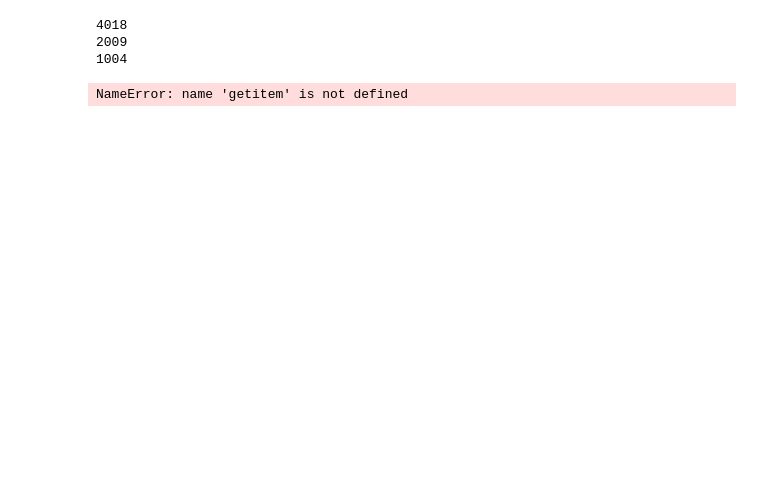
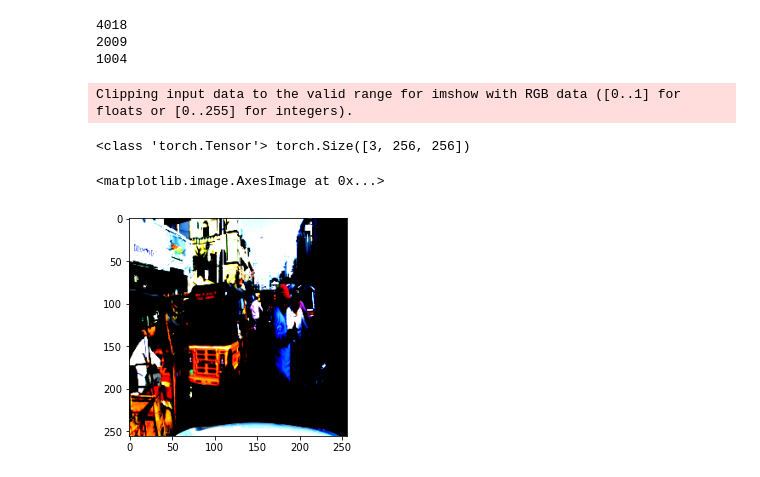
Before and after one commit to Krishna14/CSE251B, a Jupyter notebook: PA3/PA3.ipynb, the cells around one changed output. Drawn from its saved outputs; the diff is of its cells as text; code cells hidden in the pictures; blank space fills up the shorter version.

```diff
--- a/PA3/PA3.ipynb
+++ b/PA3/PA3.ipynb
@@ -55,27 +55,30 @@ class IddDataset(Dataset):
         self.mode = csv_file
 
         # Add any transformations here
-
+        self.resize_transform = transforms.Resize((256, 256))
         # The following transformation normalizes each channel using the mean and std provided
         self.transforms = transforms.Compose([transforms.ToTensor(),
-                                              transforms.CenterCrop((720, 1280)),
-                                              transforms.Normalize((0.485, 0.456, 0.406), (0.229, 0.224, 0.225)),])
+                                              transforms.Normalize((0.485, 0.456, 0.406), (0.229, 0.224, 0.225))])
 
     def __len__(self):
         return len(self.data)
 
     def __getitem__(self, idx):
-
         img_name = self.data.iloc[idx, 0]
         img = Image.open(img_name).convert('RGB')
         label_name = self.data.iloc[idx, 1]
         label = Image.open(label_name)
+        #print("Img type is {}".format(type(img)))
+        img = self.resize_transform(img)
+
+        label = self.resize_transform(label)
 
         img = np.asarray(img) / 255. # scaling [0-255] values to [0-1]
         label = np.asarray(label)
-
-        img = self.transforms(img).float() # Normalization
-        label = torch.from_numpy(label.copy()).long() # convert to tensor
+        # Normalization
+        img = self.transforms(img).float()
+        # Convert to tensor
+        label = torch.from_numpy(label.copy()).long()
 
         # create one-hot encoding
         h, w = label.shape
@@ -103,16 +106,21 @@ print(len(test_dataset))
 1004
 # %%
 import matplotlib.pyplot as plt
-
 # Print the shape of the training dataset
-# print(train_dataset[0][0].shape)
+#print(train_dataset[0][0].shape)
 # Permute the object into a different shape
-train_image = getitem(train_dataset, 0)
-#plt.imshow(tensor_image.permute(1, 2, 0))
-#plt.imshow(test_image.permute(1, 2, 0))
-#plt.imshow(val_image.permute(1, 2, 0))
+train_image = train_dataset.__getitem__(0)
+print(type(train_image[0]),train_image[0].shape)
+tensor_image = train_image[0]
+# print(type(tensor_image), tensor_image.shape)
+plt.imshow(tensor_image.permute(1, 2, 0))
+# plt.imshow(test_image.permute(1, 2, 0))
+# plt.imshow(val_image.permute(1, 2, 0))
 # %% [output]
-NameError: name 'getitem' is not defined
+Clipping input data to the valid range for imshow with RGB data ([0..1] for floats or [0..255] for integers).
+<class 'torch.Tensor'> torch.Size([3, 256, 256])
+<matplotlib.image.AxesImage at 0x...>
+[figure, added]
 # %%
 from torchvision import utils
 from basic_fcn import *
```
Also changed, not shown: parts of 12 cells of this notebook, 2 other files.
